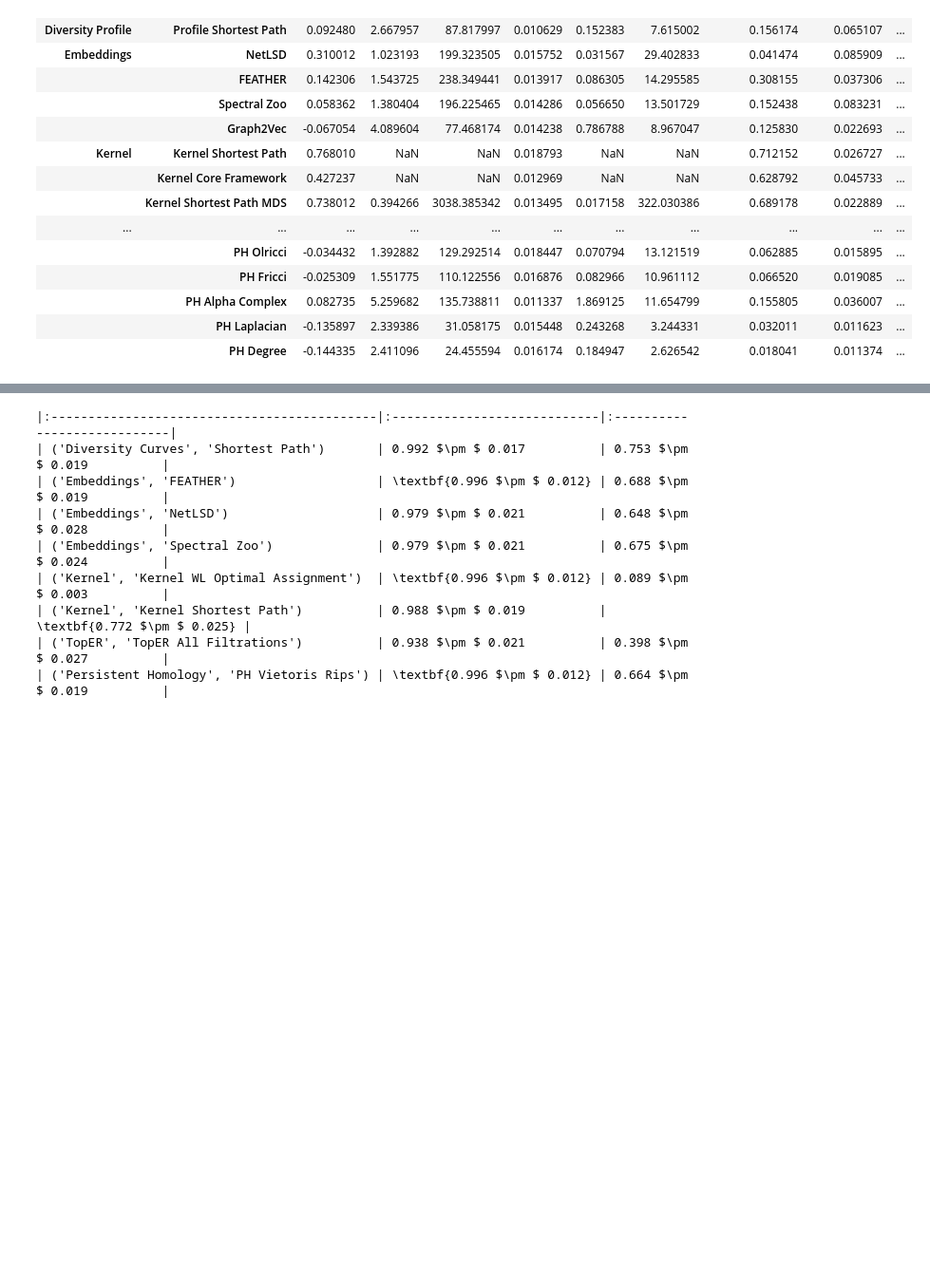
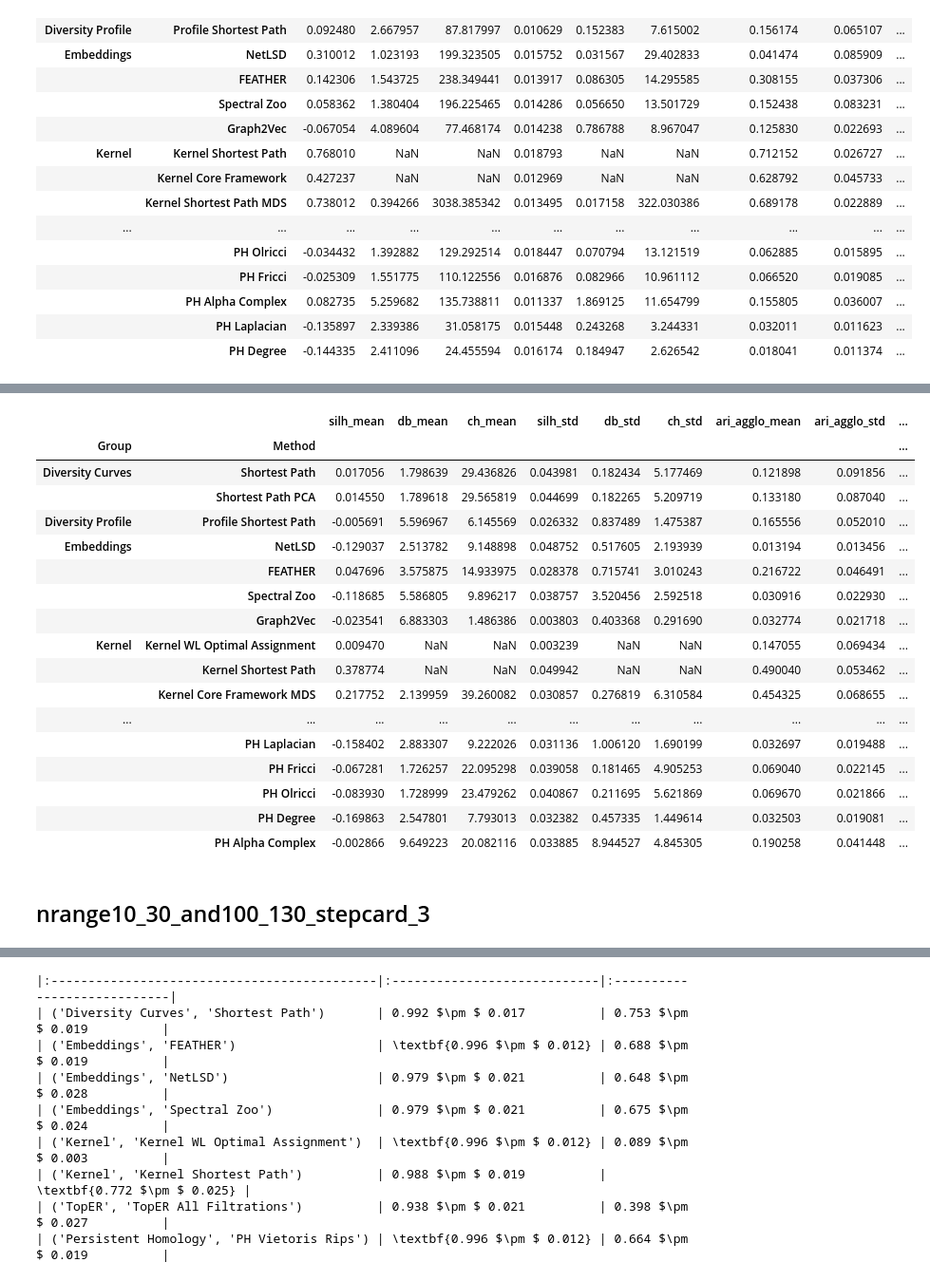
Before and after one commit to aidos-lab/diversity_curves, a Jupyter notebook: simulations/sim_distributions.ipynb, the cells around one changed output, grey strips where cells are left out. Shown at 95% size. Cells and saved outputs as stored; diff of their text form; code cells hidden in the pictures; blank space fills up the shorter version.

```diff
--- a/simulations/sim_distributions.ipynb
+++ b/simulations/sim_distributions.ipynb
@@ -718,0 +888,23 @@ df
+# %%
+df
+# %% [output]
+|  |  | silh_mean | db_mean | ch_mean | silh_std | db_std | ch_std | ari_agglo_mean | ari_agglo_std | ... |
+| Group | Method |  |  |  |  |  |  |  |  | ... |
+| Diversity Curves | Shortest Path | 0.017056 | 1.798639 | 29.436826 | 0.043981 | 0.182434 | 5.177469 | 0.121898 | 0.091856 | ... |
+|  | Shortest Path PCA | 0.014550 | 1.789618 | 29.565819 | 0.044699 | 0.182265 | 5.209719 | 0.133180 | 0.087040 | ... |
+| Diversity Profile | Profile Shortest Path | -0.005691 | 5.596967 | 6.145569 | 0.026332 | 0.837489 | 1.475387 | 0.165556 | 0.052010 | ... |
+| Embeddings | NetLSD | -0.129037 | 2.513782 | 9.148898 | 0.048752 | 0.517605 | 2.193939 | 0.013194 | 0.013456 | ... |
+|  | FEATHER | 0.047696 | 3.575875 | 14.933975 | 0.028378 | 0.715741 | 3.010243 | 0.216722 | 0.046491 | ... |
+|  | Spectral Zoo | -0.118685 | 5.586805 | 9.896217 | 0.038757 | 3.520456 | 2.592518 | 0.030916 | 0.022930 | ... |
+|  | Graph2Vec | -0.023541 | 6.883303 | 1.486386 | 0.003803 | 0.403368 | 0.291690 | 0.032774 | 0.021718 | ... |
+| Kernel | Kernel WL Optimal Assignment | 0.009470 | NaN | NaN | 0.003239 | NaN | NaN | 0.147055 | 0.069434 | ... |
+|  | Kernel Shortest Path | 0.378774 | NaN | NaN | 0.049942 | NaN | NaN | 0.490040 | 0.053462 | ... |
+|  | Kernel Core Framework MDS | 0.217752 | 2.139959 | 39.260082 | 0.030857 | 0.276819 | 6.310584 | 0.454325 | 0.068655 | ... |
+| ... | ... | ... | ... | ... | ... | ... | ... | ... | ... | ... |
+|  | PH Laplacian | -0.158402 | 2.883307 | 9.222026 | 0.031136 | 1.006120 | 1.690199 | 0.032697 | 0.019488 | ... |
+|  | PH Fricci | -0.067281 | 1.726257 | 22.095298 | 0.039058 | 0.181465 | 4.905253 | 0.069040 | 0.022145 | ... |
+|  | PH Olricci | -0.083930 | 1.728999 | 23.479262 | 0.040867 | 0.211695 | 5.621869 | 0.069670 | 0.021866 | ... |
+|  | PH Degree | -0.169863 | 2.547801 | 7.793013 | 0.032382 | 0.457335 | 1.449614 | 0.032503 | 0.019081 | ... |
+|  | PH Alpha Complex | -0.002866 | 9.649223 | 20.082116 | 0.033885 | 8.944527 | 4.845305 | 0.190258 | 0.041448 | ... |
+# %% [markdown]
+## nrange10_30_and100_130_stepcard_3
```
Also changed, not shown: parts of 43 cells of this notebook, 7 other files.
